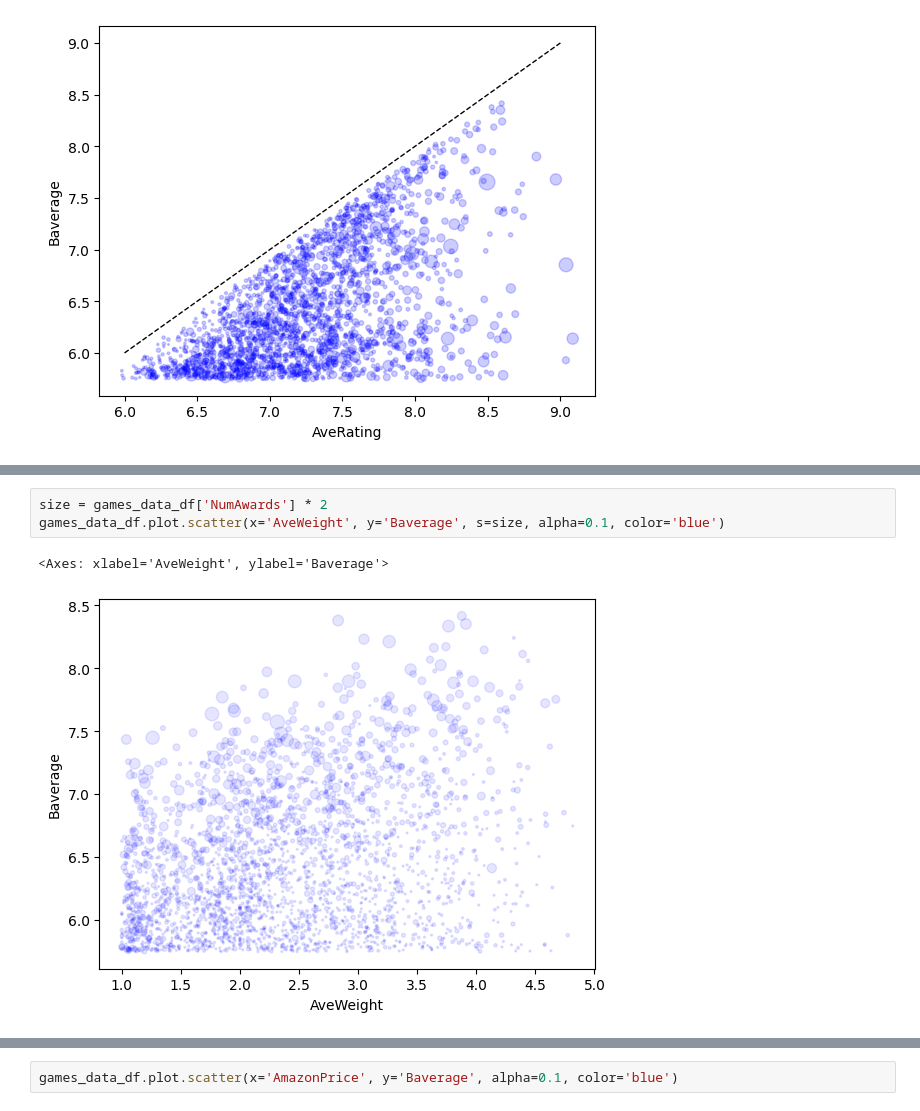
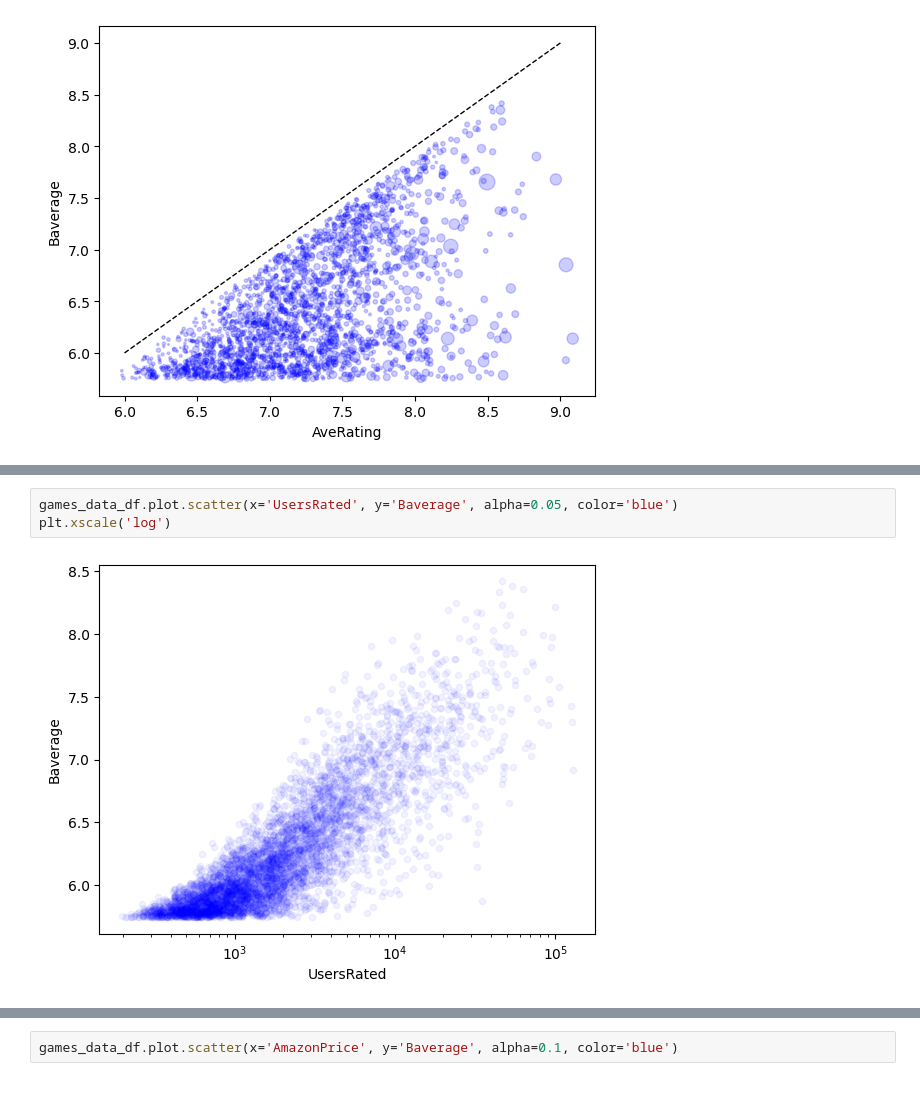
Before and after one commit to manuelarcer/bgg, a Jupyter notebook: bgg_scraper_v2.ipynb, the cells around one changed output, grey strips where cells are left out. Cells and saved outputs as stored; diff of their text form.

```diff
--- a/bgg_scraper_v2.ipynb
+++ b/bgg_scraper_v2.ipynb
@@ -307,6 +444,5 @@ plt.show()
 # %%
-size = games_data_df['NumAwards'] * 2
-games_data_df.plot.scatter(x='AveWeight', y='Baverage', s=size, alpha=0.1, color='blue')
+games_data_df.plot.scatter(x='UsersRated', y='Baverage', alpha=0.05, color='blue')
+plt.xscale('log')
 # %% [output]
-<Axes: xlabel='AveWeight', ylabel='Baverage'>
-[figure, old version]
+[figure, new version]
```
Also changed, not shown: parts of 41 cells of this notebook, 32 other files.
